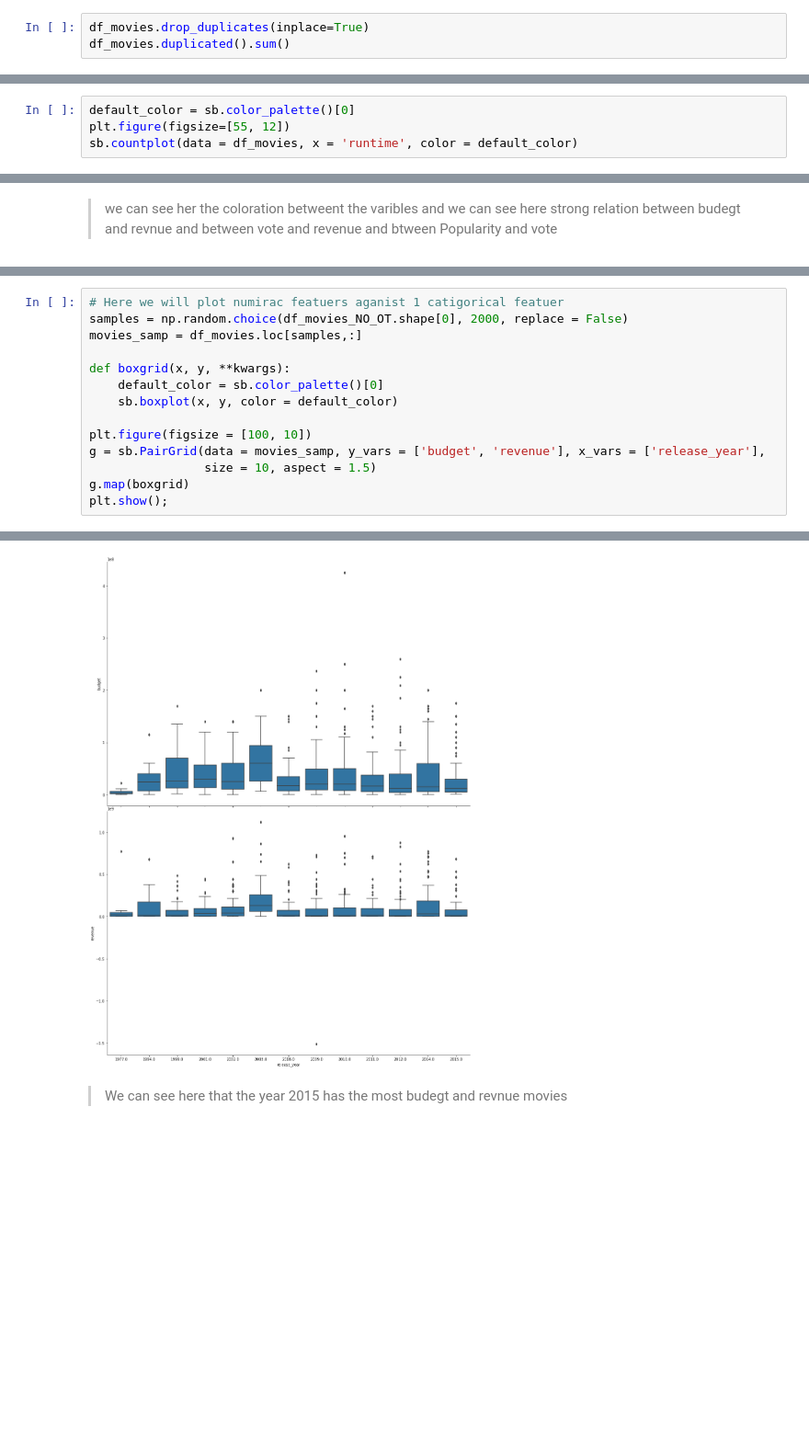
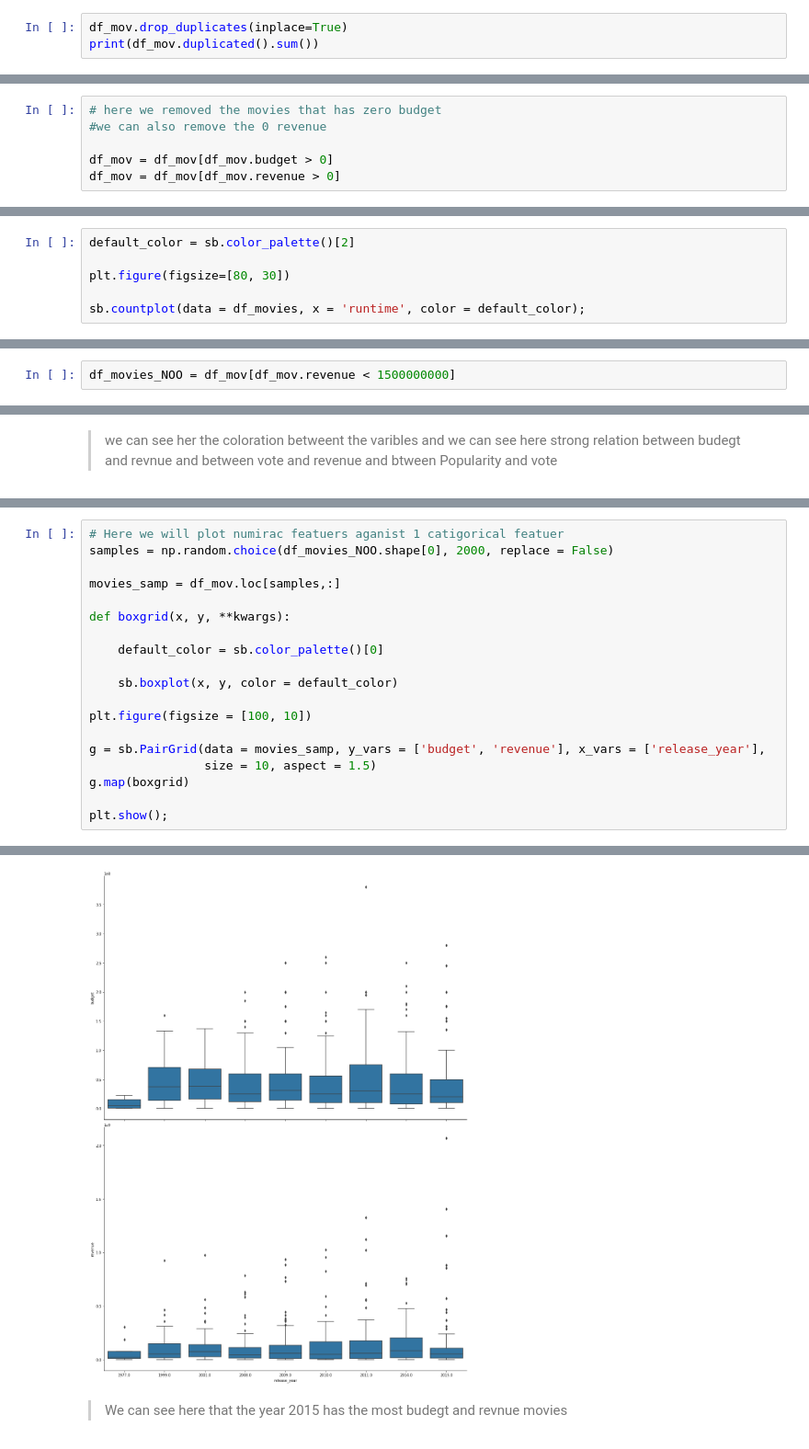
Before and after one commit to AbdelrahmanRagab38/Udacity_third-project_visualization, a Jupyter notebook: Movies_DB_exploratory.ipynb, the cells around one changed output, grey strips where cells are left out. Shown at 92% size. Cells and saved outputs as stored; diff of their text form; blank space fills up the shorter version.

```diff
--- a/Movies_DB_exploratory.ipynb
+++ b/Movies_DB_exploratory.ipynb
@@ -83,7 +95,7 @@ budget_adj        0
 revenue_adj       0
 dtype: int64
 # %%
-df_movies.drop_duplicates(inplace=True)
-df_movies.duplicated().sum()
+df_mov.drop_duplicates(inplace=True)
+print(df_mov.duplicated().sum())
 # %% [output]
 0
@@ -90 +114,7 @@ df_movies.duplicated().sum()
+# %%
+# here we removed the movies that has zero budget
+#we can also remove the 0 revenue
+
+df_mov = df_mov[df_mov.budget > 0]
+df_mov = df_mov[df_mov.revenue > 0]
 # %%
@@ -209,7 +230,9 @@ sb.countplot(data = df_movies, x = 'release_year', color = default_color)
 # %% [markdown]
 > Here we can see that the most Productive year was 2011
 # %%
-default_color = sb.color_palette()[0]
-plt.figure(figsize=[55, 12])
-sb.countplot(data = df_movies, x = 'runtime', color = default_color)
+default_color = sb.color_palette()[2]
+
+plt.figure(figsize=[80, 30])
+
+sb.countplot(data = df_movies, x = 'runtime', color = default_color);
 # %% [output]
@@ -245 +266,3 @@ df_movies_NO_OT = df_movies[df_movies.revenue < 1500000000]
+# %%
+df_movies_NOO = df_mov[df_mov.revenue < 1500000000]
 # %%
@@ -310,15 +330,20 @@ top10_gen
 # %%
 # Here we will plot numirac featuers aganist 1 catigorical featuer
-samples = np.random.choice(df_movies_NO_OT.shape[0], 2000, replace = False)
-movies_samp = df_movies.loc[samples,:]
+samples = np.random.choice(df_movies_NOO.shape[0], 2000, replace = False)
+
+movies_samp = df_mov.loc[samples,:]
 
 def boxgrid(x, y, **kwargs):
+
     default_color = sb.color_palette()[0]
+
     sb.boxplot(x, y, color = default_color)
 
 plt.figure(figsize = [100, 10])
+
 g = sb.PairGrid(data = movies_samp, y_vars = ['budget', 'revenue'], x_vars = ['release_year'],
                 size = 10, aspect = 1.5)
 g.map(boxgrid)
+
 plt.show();
 # %% [output]
@@ -332,3 +351,3 @@ https://pandas.pydata.org/pandas-docs/stable/user_guide/indexing.html#deprecate-
-[figure, old version]
+[figure, new version]
 # %% [markdown]
 >We can see here that the year 2015 has the most budegt and revnue movies
```
Also changed, not shown: parts of 55 cells of this notebook.
